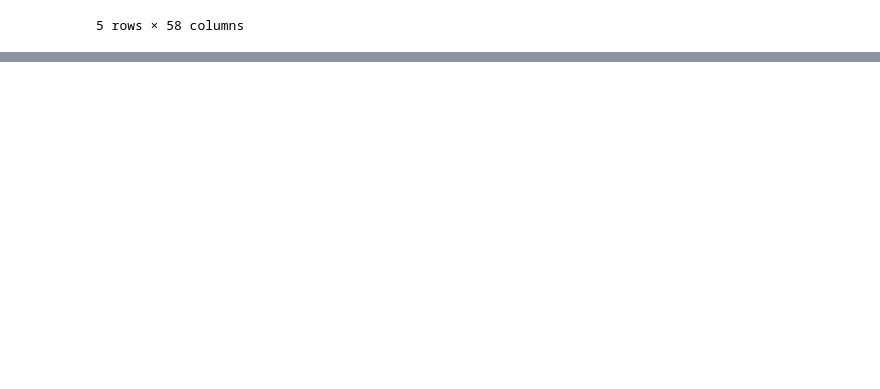
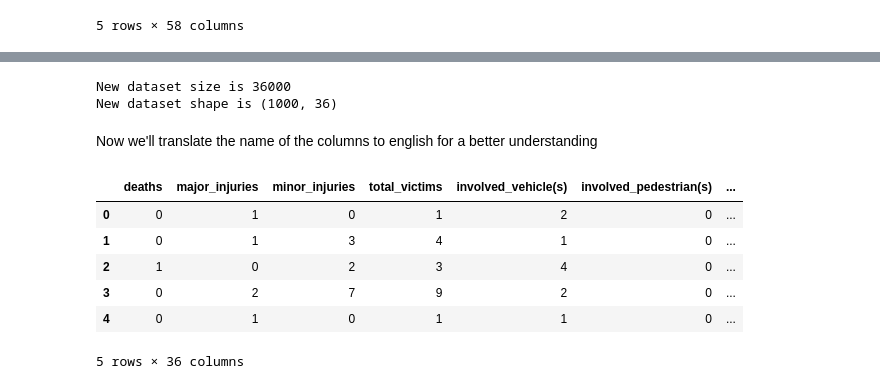
Before and after one commit to andresvarq/Applied-Data-Science-capstone, a Jupyter notebook: capstone-project.ipynb, the cells around one changed output, grey strips where cells are left out. Saved outputs shown, nothing was run; the diff lists cells and outputs as text; code cells hidden in the pictures; blank space fills up the shorter version.

```diff
--- a/capstone-project.ipynb
+++ b/capstone-project.ipynb
@@ -48,0 +116,36 @@ df.head()
+# %%
+# New data size
+print('New dataset size is', df.size)
+
+
+# New data shape
+print('New dataset shape is', df.shape)
+# %% [output]
+New dataset size is 36000
+New dataset shape is (1000, 36)
+# %% [markdown]
+Now we'll translate the name of the columns to english for a better understanding
+# %%
+df.rename(columns = {'f_morts':'deaths', 'f_ferits_greus':'major_injuries', 'f_ferits_lleus':'minor_injuries', 'f_victimes':'total_victims', 'f_unitats_implicades':'involved_vehicle(s)',
+                     'f_vianants_implicades':'involved_pedestrian(s)', 'f_bicicletes_implicades':'involved_bycicle(s)', 'f_ciclomotors_implicades':'involved_moped(s)',
+                     'f_motocicletes_implicades':'involved_motorcycle(s)', 'f_veh_lleugers_implicades':'light_vehicle(s)_involved', 'f_veh_pesants_implicades':'heavy_vehicle(s)_involved',
+                     'f_altres_unit_implicades':'other_type_unit_involved', 'f_unit_desc_implicades':'unknown_unit_involved', 'c_velocitat_via':'maximun_allowed_speed', 'd_boira':'haze',
+                     'd_caract_entorn':'terrain_characteristics', 'd_carril_especial':'special_lane', 'd_circulacio_mesures_esp':'special_traffic_measures', 'd_climatologia':'climatology',
+                     'd_func_esp_via':'special_function_track', 'd_influit_obj_calcada':'object_on_way', 'd_influit_solcs_rases':'f/d_in_road', 'd_inter_seccio':'intersection',
+                     'd_limit_velocitat':'speed_limit_visualization', 'd_lluminositat':'illumination', 'd_regulacio_prioritat':'priority_regulation', 'd_sentits_via':'directions',
+                     'd_subtipus_accident':'type of accident', 'd_subzona':'zone', 'd_superficie':'road_condition', 'd_tipus_via':'road_type', 'd_tracat_altimetric':'altimeter_layout',
+                     'd_vent':'wind', 'grupdialab':'day_type', 'gruphor':'moment', 'tipdia':'day_of_week'}, inplace = True)
+# f/d = furrows and ditches
+
+
+
+# Display the first rows on wwith the new column names
+df.head()
+# %% [output]
+|  | deaths | major_injuries | minor_injuries | total_victims | involved_vehicle(s) | involved_pedestrian(s) | ... |
+| 0 | 0 | 1 | 0 | 1 | 2 | 0 | ... |
+| 1 | 0 | 1 | 3 | 4 | 1 | 0 | ... |
+| 2 | 1 | 0 | 2 | 3 | 4 | 0 | ... |
+| 3 | 0 | 2 | 7 | 9 | 2 | 0 | ... |
+| 4 | 0 | 1 | 0 | 1 | 1 | 0 | ... |
+5 rows × 36 columns
```
Also changed, not shown: parts of 18 cells of this notebook.
